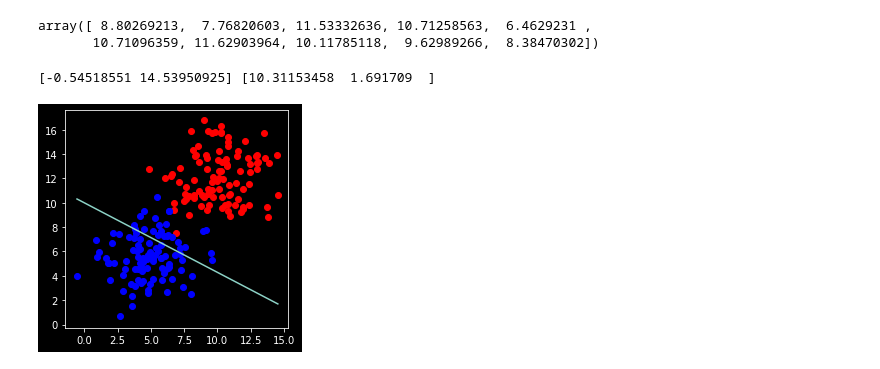
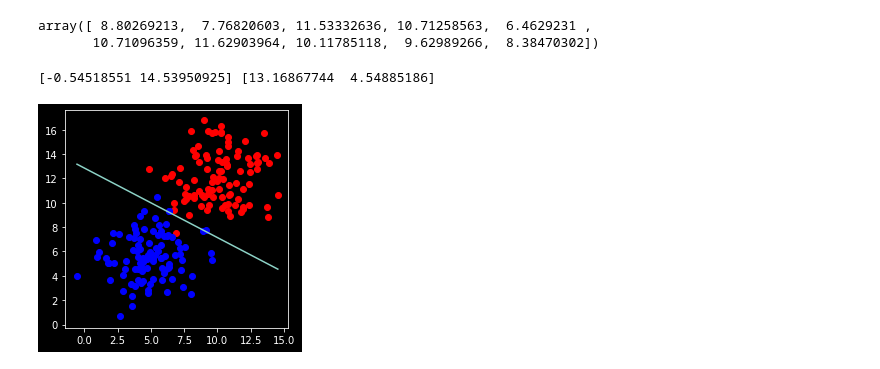
Before and after one commit to kazimosiurahman/Image_process, a Jupyter notebook: log_reg.ipynb, the cells around one changed output. Cells and saved outputs as stored; diff of their text form; code cells hidden in the pictures.

Commit message:
Defining the cross entropy function and manually changing the line parameters to see how the value changes. Next Step is to define gradient descent policy and check the parameters

```diff
--- a/log_reg.ipynb
+++ b/log_reg.ipynb
@@ -15,26 +27,28 @@ array([ 8.80269213,  7.76820603, 11.53332636, 10.71258563,  6.4629231 ,
        10.71096359, 11.62903964, 10.11785118,  9.62989266,  8.38470302])
 # %%
 #creating the dataset
+
 np.random.seed(0)
 n_points = 100
 random_x1_values = np.random.normal(10,2,n_points)
 random_x2_values = np.random.normal(12,2,n_points)
 random_x1_values_ = np.random.normal(5,2,n_points)
 random_x2_values_ = np.random.normal(6,2,n_points)
+y_labels = np.array([np.zeros(n_points),np.ones(n_points)]).reshape(2*n_points,1)
 bias = np.ones(n_points)
 top_region = np.array([random_x1_values,random_x2_values,bias]).T
 bottom_region = np.array([random_x1_values_,random_x2_values_,bias]).T
 all_points = np.vstack((top_region,bottom_region))
 w1 = -0.2
 w2 = -0.35
-b = 3.5
+b = 4.5
 x1 = np.array([bottom_region[:,0].min(),top_region[:,0].max()])
-line_parameters = np.matrix([w1,w2,b])
+line_parameters = np.matrix([w1,w2,b]).T
 #w1x1 +w2x2+b = 0
 x2 = -b/w2 + x1 * (-w1/w2)
 print(x1,x2)
 plot_data()
 draw_line(x1,x2)
 # %% [output]
-[-0.54518551 14.53950925] [10.31153458  1.691709  ]
+[-0.54518551 14.53950925] [13.16867744  4.54885186]
-[figure, old version]
+[figure, new version]
```
Also changed, not shown: parts of 7 cells of this notebook.
